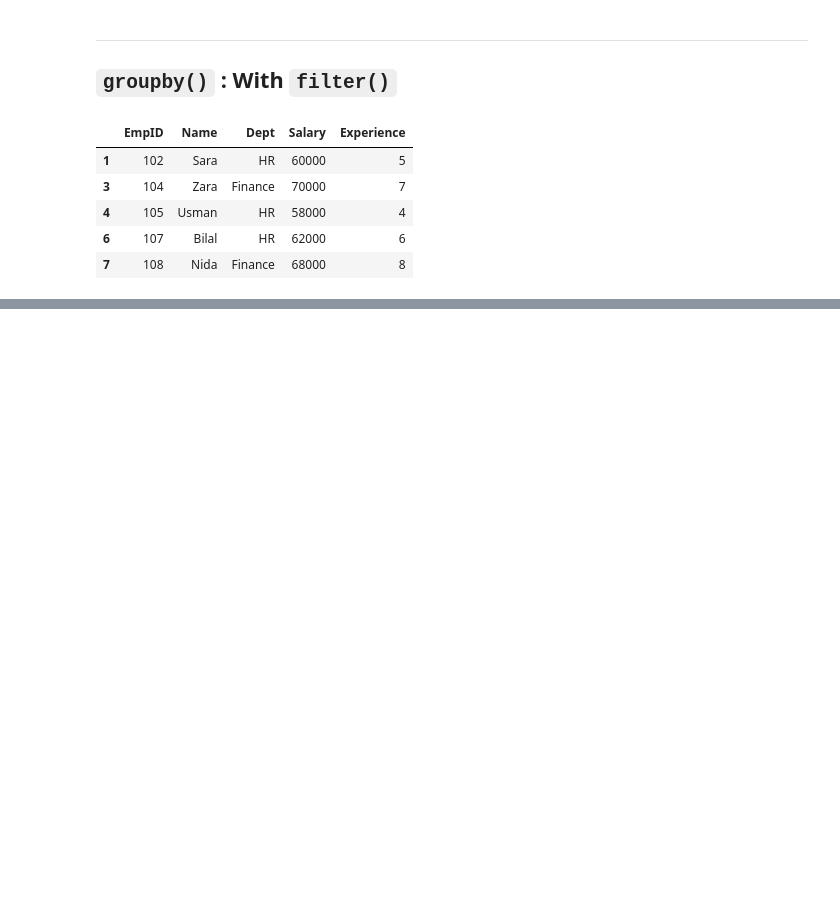
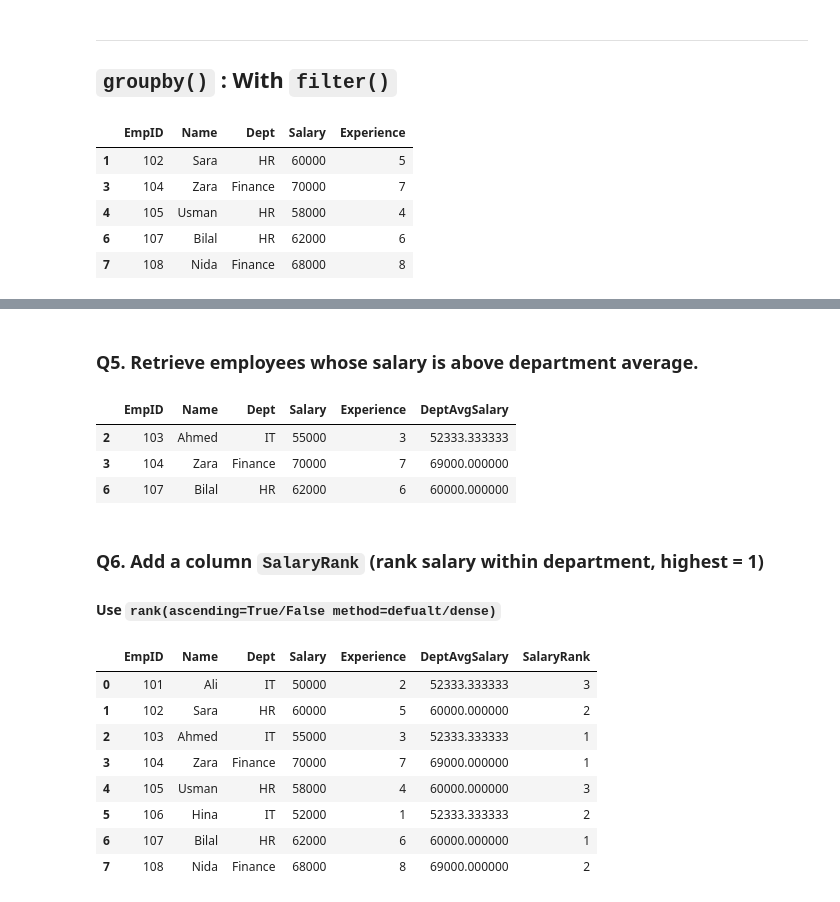
Before and after one commit to RealHaroon/Data-Analytics, a Jupyter notebook: Notebooks/Pandas/GroupBy.ipynb, the cells around one changed output, grey strips where cells are left out. Cells and saved outputs as stored; diff of their text form; code cells hidden in the pictures; blank space fills up the shorter version.

```diff
--- a/Notebooks/Pandas/GroupBy.ipynb
+++ b/Notebooks/Pandas/GroupBy.ipynb
@@ -147,0 +198,28 @@ df.groupby('Dept').filter(lambda x : x['Experience'].mean() >2)
+# %% [markdown]
+### Q5. Retrieve employees whose salary is above department average.
+# %%
+df[df['Salary']> df.groupby('Dept')['Salary'].transform('mean')]
+# OR
+df[df['Salary'] > df['DeptAvgSalary']]
+# %% [output]
+|  | EmpID | Name | Dept | Salary | Experience | DeptAvgSalary |
+| 2 | 103 | Ahmed | IT | 55000 | 3 | 52333.333333 |
+| 3 | 104 | Zara | Finance | 70000 | 7 | 69000.000000 |
+| 6 | 107 | Bilal | HR | 62000 | 6 | 60000.000000 |
+# %% [markdown]
+### Q6. Add a column `SalaryRank` (rank salary within department, highest = 1)
+# %% [markdown]
+**Use `rank(ascending=True/False method=defualt/dense)`**
+# %%
+df['SalaryRank']=df.groupby('Dept')['Salary'].rank(ascending=False,method='dense').astype(int)
+df
+# %% [output]
+|  | EmpID | Name | Dept | Salary | Experience | DeptAvgSalary | SalaryRank |
+| 0 | 101 | Ali | IT | 50000 | 2 | 52333.333333 | 3 |
+| 1 | 102 | Sara | HR | 60000 | 5 | 60000.000000 | 2 |
+| 2 | 103 | Ahmed | IT | 55000 | 3 | 52333.333333 | 1 |
+| 3 | 104 | Zara | Finance | 70000 | 7 | 69000.000000 | 1 |
+| 4 | 105 | Usman | HR | 58000 | 4 | 60000.000000 | 3 |
+| 5 | 106 | Hina | IT | 52000 | 1 | 52333.333333 | 2 |
+| 6 | 107 | Bilal | HR | 62000 | 6 | 60000.000000 | 1 |
+| 7 | 108 | Nida | Finance | 68000 | 8 | 69000.000000 | 2 |
```
Also changed, not shown: parts of 20 cells of this notebook.
